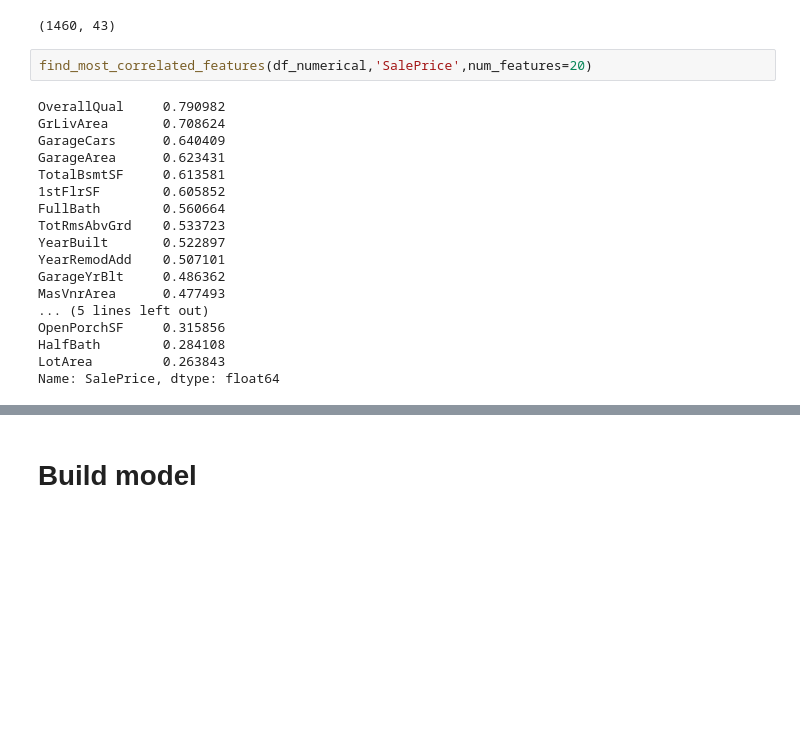
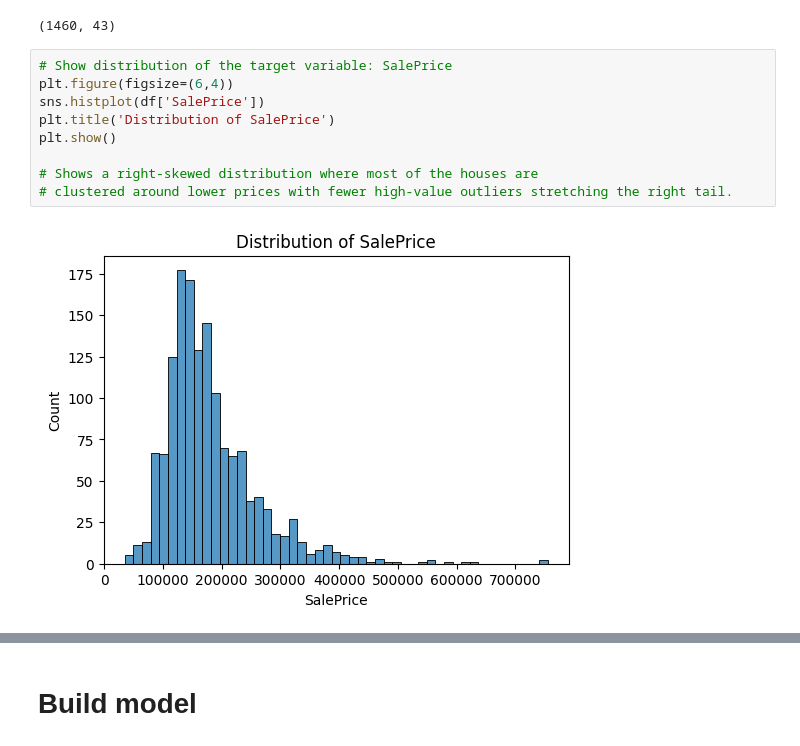
Before and after one commit to remytr/House-Price-Prediction, a Jupyter notebook: house-price-predictions.ipynb, the cells around one changed output, grey strips where cells are left out. Saved outputs shown, nothing was run; the diff lists cells and outputs as text; blank space fills up the shorter version.

Commit message:
Kaggle Notebook | House Price Predictions Decision Tree | Version 6

```diff
--- a/house-price-predictions.ipynb
+++ b/house-price-predictions.ipynb
@@ -94,23 +98,14 @@ df_categorical = isolate_categorical_features(df)
 df_categorical.shape
 # %% [output]
 (1460, 43)
-# %%
-find_most_correlated_features(df_numerical,'SalePrice',num_features=20)
-# %% [output]
-OverallQual     0.790982
-GrLivArea       0.708624
-GarageCars      0.640409
-GarageArea      0.623431
-TotalBsmtSF     0.613581
-1stFlrSF        0.605852
-FullBath        0.560664
-TotRmsAbvGrd    0.533723
-YearBuilt       0.522897
-YearRemodAdd    0.507101
-GarageYrBlt     0.486362
-MasVnrArea      0.477493
-... (5 lines left out)
-OpenPorchSF     0.315856
-HalfBath        0.284108
-LotArea         0.263843
-Name: SalePrice, dtype: float64
+# %%
+# Show distribution of the target variable: SalePrice
+plt.figure(figsize=(6,4))
+sns.histplot(df['SalePrice'])
+plt.title('Distribution of SalePrice')
+plt.show()
+
+# Shows a right-skewed distribution where most of the houses are
+# clustered around lower prices with fewer high-value outliers stretching the right tail.
+# %% [output]
+[figure, added]
```
Also changed, not shown: parts of 16 cells of this notebook.
